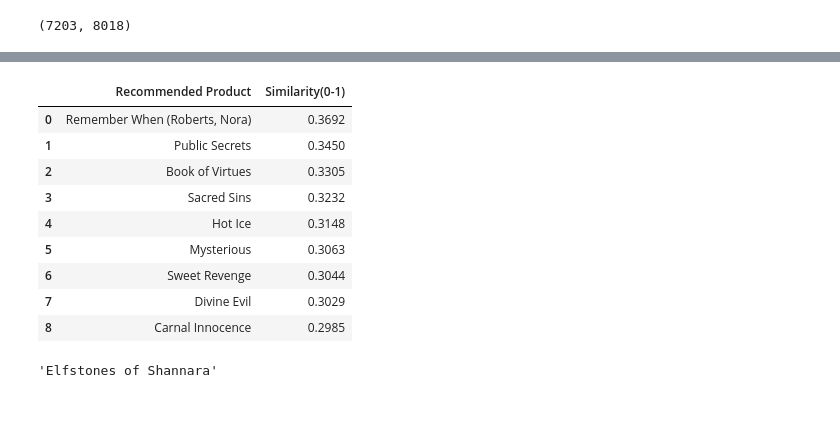
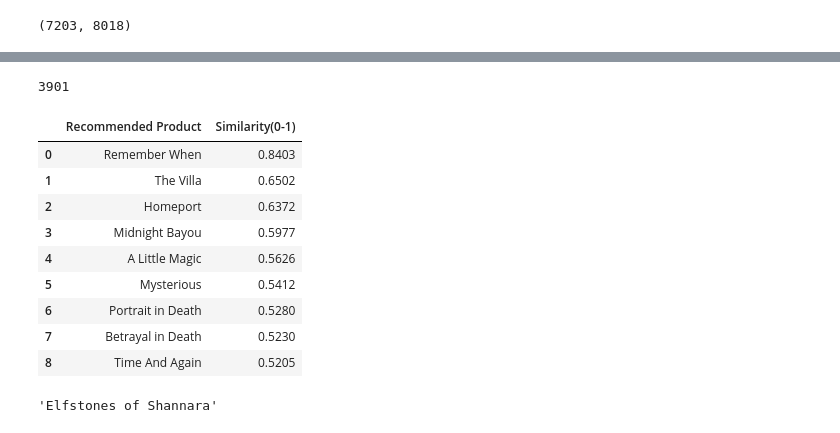
Before and after one commit to Yashas-153/Personalized_Book_Recommendation_System, a Jupyter notebook: bookrecom-ipynb.ipynb, the cells around one changed output, grey strips where cells are left out. Saved outputs shown, nothing was run; the diff lists cells and outputs as text; code cells hidden in the pictures.

```diff
--- a/bookrecom-ipynb.ipynb
+++ b/bookrecom-ipynb.ipynb
@@ -321,6 +460,10 @@ programme_list=books_data['Title'].to_list() #creating list of movies and tv sho
 # %%
 def recommend(title, cosine_similarity= cosine_sim):
+    index = -1
     index = programme_list.index(title)         #finds the index of the input title in the programme_list.
+    if index == -1:
+        new_vec = tfidf_mat.fit_transform(title)
+    print(index)
     sim_score = list(enumerate(cosine_sim[index])) #creates a list of tuples containing the similarity score and index of the input title and all other programmes in the dataset.
 
     #position 0 is the movie itself, thus exclude
@@ -330,19 +473,20 @@ def recommend(title, cosine_similarity= cosine_sim):
     rec_score = [round(i[1],4) for i in sim_score]
     rec_table = pd.DataFrame(list(zip(rec_pro,rec_score)), columns=['Recommended Product','Similarity(0-1)'])
     return rec_table
-# %%
-recommend("Brazen Virtue")
-# %% [output]
-|  | Recommended Product | Similarity(0-1) |
-| 0 | Remember When (Roberts, Nora) | 0.3692 |
-| 1 | Public Secrets | 0.3450 |
-| 2 | Book of Virtues | 0.3305 |
-| 3 | Sacred Sins | 0.3232 |
-| 4 | Hot Ice | 0.3148 |
-| 5 | Mysterious | 0.3063 |
-| 6 | Sweet Revenge | 0.3044 |
-| 7 | Divine Evil | 0.3029 |
-| 8 | Carnal Innocence | 0.2985 |
+# %%
+recommend("Remember When (Roberts, Nora)")
+# %% [output]
+3901
+|  | Recommended Product | Similarity(0-1) |
+| 0 | Remember When | 0.8403 |
+| 1 | The Villa | 0.6502 |
+| 2 | Homeport | 0.6372 |
+| 3 | Midnight Bayou | 0.5977 |
+| 4 | A Little Magic | 0.5626 |
+| 5 | Mysterious | 0.5412 |
+| 6 | Portrait in Death | 0.5280 |
+| 7 | Betrayal in Death | 0.5230 |
+| 8 | Time And Again | 0.5205 |
 # %%
 books_data["Title"][564]
 # %% [output]
```
Also changed, not shown: parts of 20 cells of this notebook, 5 other files.
